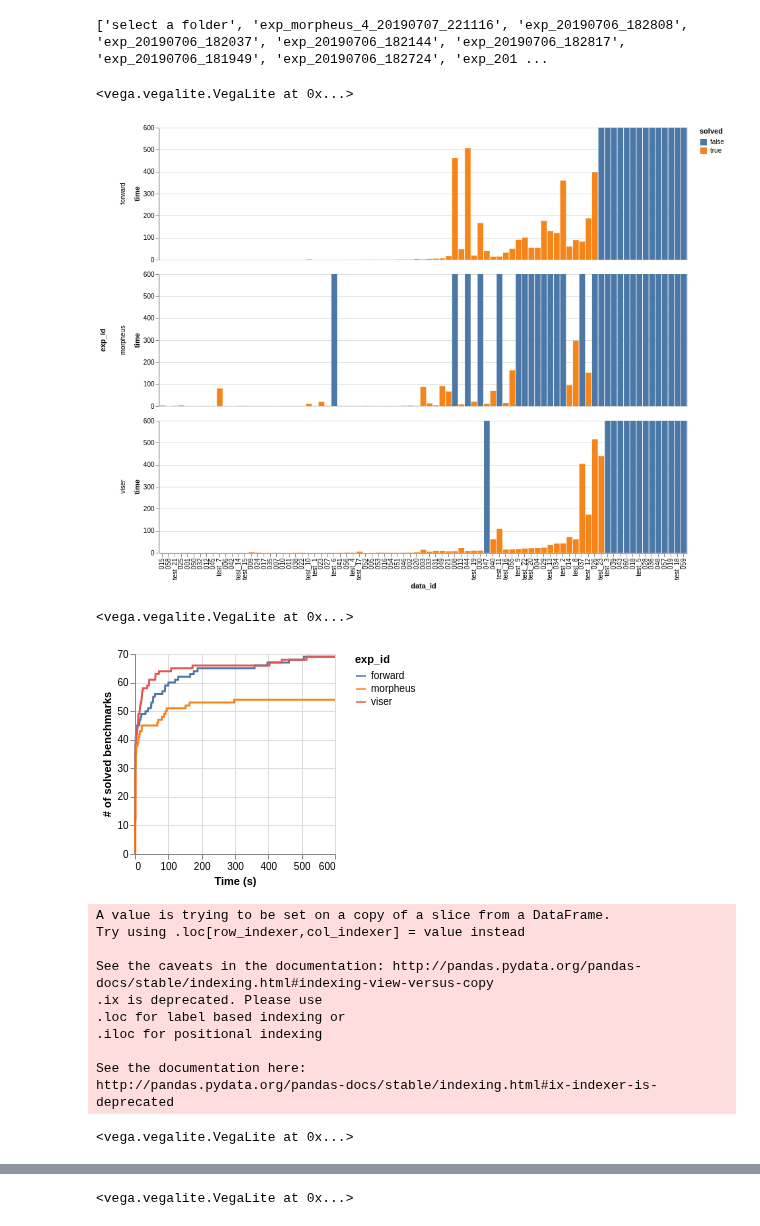
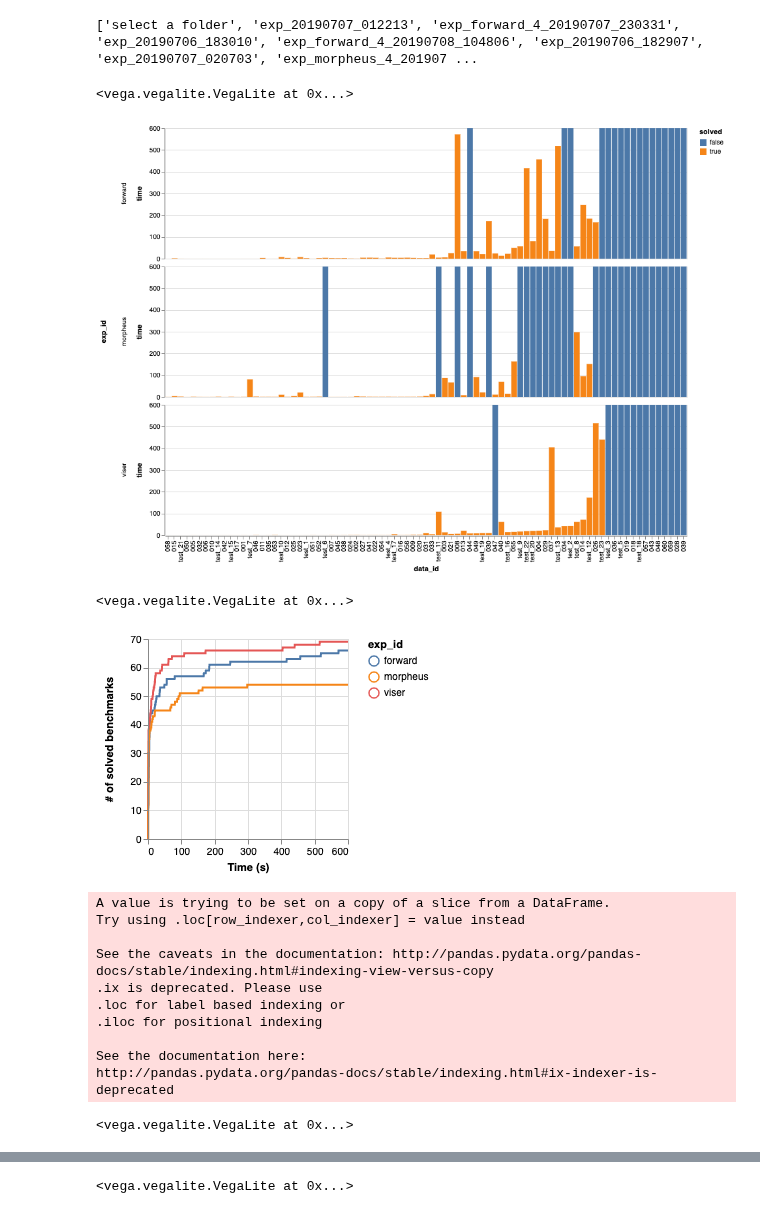
Before and after one commit to Mestway/falx, a Jupyter notebook: output/analyze.ipynb, the cells around one changed output, grey strips where cells are left out. Cells and saved outputs as stored; diff of their text form; code cells hidden in the pictures.

```diff
--- a/output/analyze.ipynb
+++ b/output/analyze.ipynb
@@ -123,38 +123,38 @@ def plot_solving_time(log_dir_list, titiles=None):
 
     print(df[df["time"] >= 0][df["time"] < 1].groupby(by=["exp_id"]).count())
     print(df[df["time"] >= 1][df["time"] < 10].groupby(by=["exp_id"]).count())
     print(df[df["time"] >= 10][df["time"] < 60].groupby(by=["exp_id"]).count())
     print(df[df["time"] >= 60][df["time"] < 600].groupby(by=["exp_id"]).count())
     print(df[df["time"] == 600].groupby(by=["exp_id"]).count())
 
 def plot_num_candidates(log_dir_list, titles):
     all_result = read_log_result_list(log_dir_list, titles)
     df = pd.DataFrame.from_dict(all_result)
     df = df[df["solved"] == True]
     chart = {
         "$schema": "https://vega.github.io/schema/vega-lite/v3.json",
         "mark": {"type": "bar"},
         "encoding": {
             "x": {"field": "num_explored", "type": "quantitative"},
             "y": {"aggregate": "count", "type": "quantitative"}, # , "scale": {"type": "log"}
             "column": {"field": "exp_id", "type": "nominal"}
         }
     }
     VegaLite(chart, df).display()
 
 
 log_folders = ["select a folder"] + [dname for dname in os.listdir(OUTPUT_DIR)
                if os.path.isdir(os.path.join(OUTPUT_DIR, dname)) and dname.startswith("exp")]
 print(log_folders)
 
-plot_solving_time(["exp_20190707_012213", "exp_morpheus_4_20190707_221116", "exp_forward_4_20190707_230331"], ["viser", "morpheus", "forward"])
+plot_solving_time(["exp_20190707_012213", "exp_morpheus_4_20190707_221116", "exp_forward_4_20190708_104806"], ["viser", "morpheus", "forward"])
 plot_num_candidates(["exp_20190707_012213", "exp_20190707_020703"], ["#sample=4", "#sample=8"])
 # %% [output]
-['select a folder', 'exp_morpheus_4_20190707_221116', 'exp_20190706_182808', 'exp_20190706_182037', 'exp_20190706_182144', 'exp_20190706_182817', 'exp_20190706_181949', 'exp_20190706_182724', 'exp_201 ...
+['select a folder', 'exp_20190707_012213', 'exp_forward_4_20190707_230331', 'exp_20190706_183010', 'exp_forward_4_20190708_104806', 'exp_20190706_182907', 'exp_20190707_020703', 'exp_morpheus_4_201907 ...
 <vega.vegalite.VegaLite at 0x...>
-[figure, old version]
+[figure, new version]
 <vega.vegalite.VegaLite at 0x...>
-[figure, old version]
+[figure, new version]
 A value is trying to be set on a copy of a slice from a DataFrame.
 Try using .loc[row_indexer,col_indexer] = value instead
 
```
Also changed, not shown: parts of 1 cell of this notebook.
